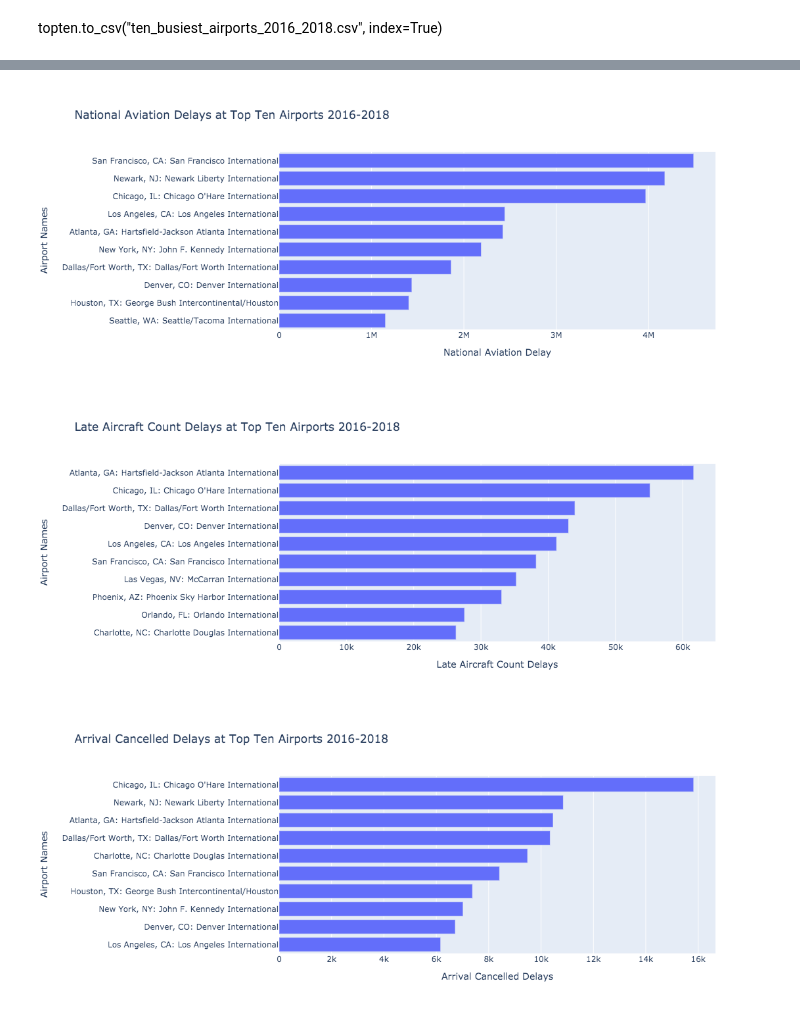
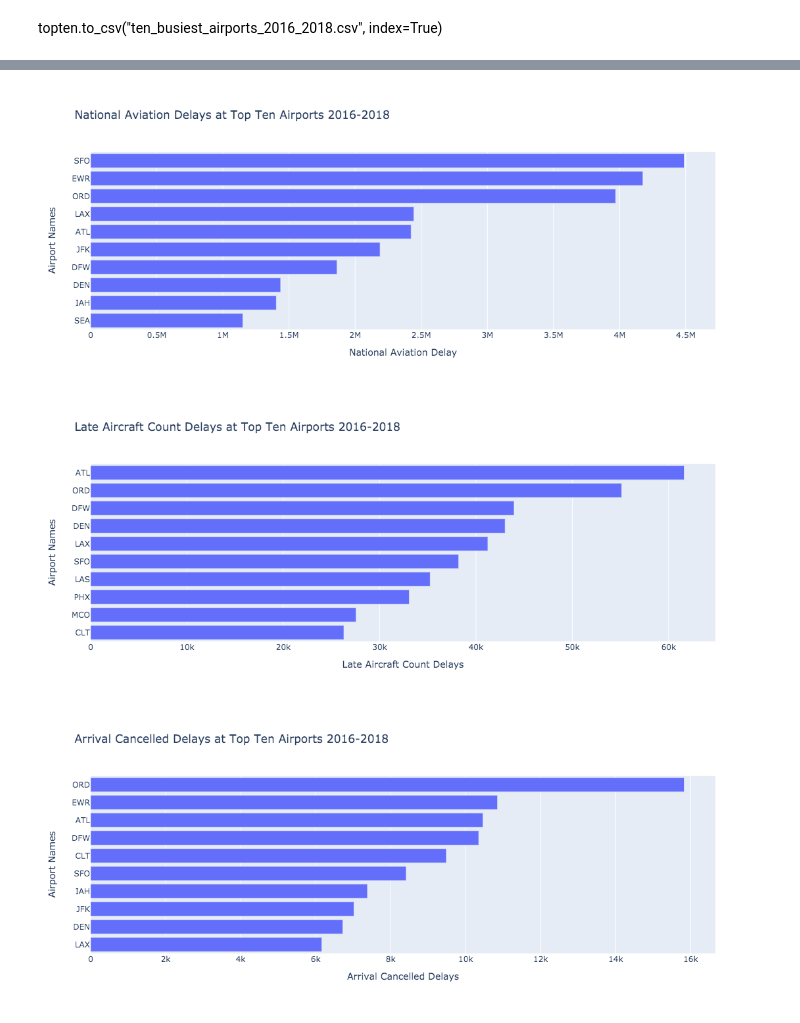
Before and after one commit to flopezjr/project2_Airport_statistics_and_delay_causes, a Jupyter notebook: db/topdelays.ipynb, the cells around one changed output, grey strips where cells are left out. Cells and saved outputs as stored; diff of their text form; code cells hidden in the pictures.

Commit message:
images

```diff
--- a/db/topdelays.ipynb
+++ b/db/topdelays.ipynb
@@ -118,12 +118,12 @@ fig.show()
 # %%
 #Rename columns: year, month and date
 rename_airport_data = csv2.rename(columns={
-    "airport_name": "Airport Names",
+    "locationID": "Airport Names",
     "nas_delay": "National Aviation Delay",
     })
 #Rename columns: year, month and date
 rename_airport_data2 = csv2.rename(columns={
-    "airport_name": "Airport Names",
+    "locationID": "Airport Names",
     "nas_delay": "National Aviation Delay",
     })
 fig = px.bar(rename_airport_data, x='National Aviation Delay', y='Airport Names', orientation='h', title="National Aviation Delays at Top Ten Airports 2016-2018")
@@ -134,16 +134,16 @@ fig.update_layout(
 )
 fig.show()
 # %% [output]
-[figure, old version]
+[figure, new version]
 # %%
 #Rename columns: year, month and date
 rename_airport_data = csv3.rename(columns={
-    "airport_name": "Airport Names",
+    "locationID": "Airport Names",
     "late_aircraft_ct": "Late Aircraft Count Delays",
     })
 #Rename columns: year, month and date
 rename_airport_data2 = csv2.rename(columns={
-    "airport_name": "Airport Names",
+    "locationID": "Airport Names",
     "late_aircraft_ct": "Late Aircraft Count Delays",
     })
 fig = px.bar(rename_airport_data, x='Late Aircraft Count Delays', y='Airport Names', orientation='h', title="Late Aircraft Count Delays at Top Ten Airports 2016-2018")
@@ -154,25 +154,25 @@ fig.update_layout(
 )
 fig.show()
 # %% [output]
-[figure, old version]
+[figure, new version]
 # %%
 #Rename columns: year, month and date
 rename_airport_data = csv4.rename(columns={
-    "airport_name": "Airport Names",
+    "locationID": "Airport Names",
     "arr_cancelled": "Arrival Cancelled Delays",
     })
 #Rename columns: year, month and date
 rename_airport_data2 = csv2.rename(columns={
-    "airport_name": "Airport Names",
+    "locationID": "Airport Names",
     "arr_cancelled": "Arrival Cancelled Delays",
     })
 fig = px.bar(rename_airport_data, x='Arrival Cancelled Delays', y='Airport Names', orientation='h', title="Arrival Cancelled Delays at Top Ten Airports 2016-2018")
 fig.update_layout(
     yaxis=dict(
         autorange="reversed"
     )
 )
 
 fig.show()
 # %% [output]
-[figure, old version]
+[figure, new version]
```
Also changed, not shown: parts of 6 cells of this notebook, 7 other files.
